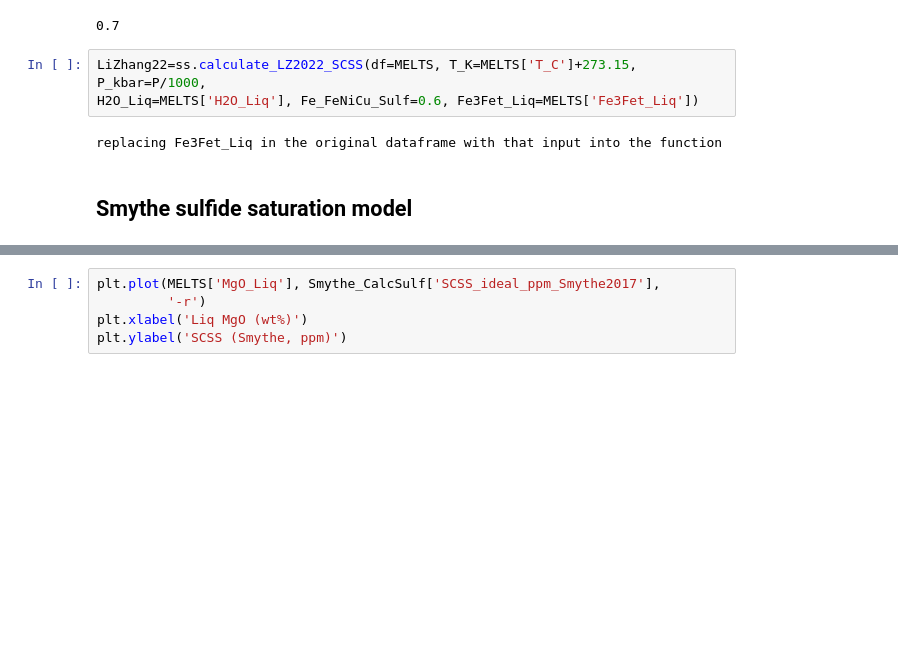
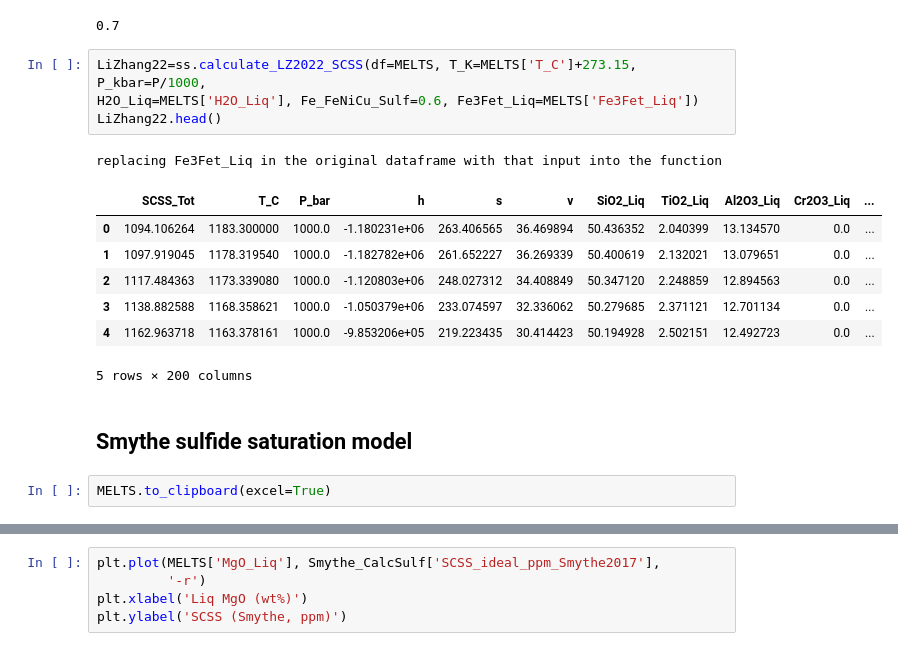
Before and after one commit to PennyWieser/PySulfSat, a Jupyter notebook: docs/Examples/Integrating_with_PyMELTS/Single_FC_Model.ipynb, the cells around one changed output, grey strips where cells are left out. Cells and saved outputs as stored; diff of their text form; blank space fills up the shorter version.

```diff
--- a/docs/Examples/Integrating_with_PyMELTS/Single_FC_Model.ipynb
+++ b/docs/Examples/Integrating_with_PyMELTS/Single_FC_Model.ipynb
@@ -99,10 +99,20 @@ len(MELTS)
 # %%
 LiZhang22=ss.calculate_LZ2022_SCSS(df=MELTS, T_K=MELTS['T_C']+273.15, P_kbar=P/1000,
 H2O_Liq=MELTS['H2O_Liq'], Fe_FeNiCu_Sulf=0.6, Fe3Fet_Liq=MELTS['Fe3Fet_Liq'])
+LiZhang22.head()
 # %% [output]
 replacing Fe3Fet_Liq in the original dataframe with that input into the function
+|  | SCSS_Tot | T_C | P_bar | h | s | v | SiO2_Liq | TiO2_Liq | Al2O3_Liq | Cr2O3_Liq | ... |
+| 0 | 1094.106264 | 1183.300000 | 1000.0 | -1.180231e+06 | 263.406565 | 36.469894 | 50.436352 | 2.040399 | 13.134570 | 0.0 | ... |
+| 1 | 1097.919045 | 1178.319540 | 1000.0 | -1.182782e+06 | 261.652227 | 36.269339 | 50.400619 | 2.132021 | 13.079651 | 0.0 | ... |
+| 2 | 1117.484363 | 1173.339080 | 1000.0 | -1.120803e+06 | 248.027312 | 34.408849 | 50.347120 | 2.248859 | 12.894563 | 0.0 | ... |
+| 3 | 1138.882588 | 1168.358621 | 1000.0 | -1.050379e+06 | 233.074597 | 32.336062 | 50.279685 | 2.371121 | 12.701134 | 0.0 | ... |
+| 4 | 1162.963718 | 1163.378161 | 1000.0 | -9.853206e+05 | 219.223435 | 30.414423 | 50.194928 | 2.502151 | 12.492723 | 0.0 | ... |
+5 rows × 200 columns
 # %% [markdown]
 ## Smythe sulfide saturation model
+# %%
+MELTS.to_clipboard(excel=True)
 # %%
 Smythe_CalcSulf=ss.calculate_S2017_SCSS(df=MELTS,
 T_K=MELTS['T_C']+273.15,
```
Also changed, not shown: parts of 1 cell of this notebook, 6 other files.
